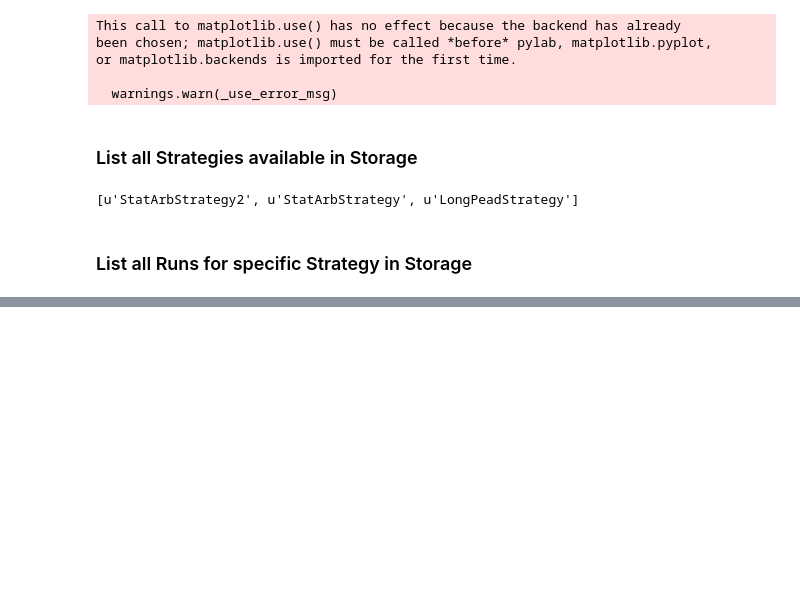
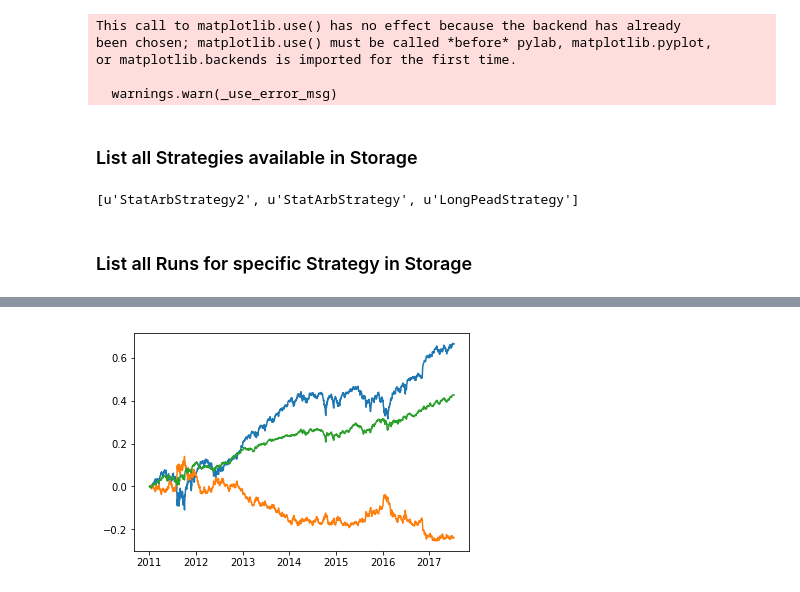
Before and after one commit to ryanoley/ram, a Jupyter notebook: examples/Example_Cloud_Analysis.ipynb, the cells around one changed output, grey strips where cells are left out. Saved outputs shown, nothing was run; the diff lists cells and outputs as text; code cells hidden in the pictures; blank space fills up the shorter version.

```diff
--- a/examples/Example_Cloud_Analysis.ipynb
+++ b/examples/Example_Cloud_Analysis.ipynb
@@ -1605,0 +97,8 @@ dtype: float64
+# %%
+plt.figure()
+plt.plot(run1.all_output[longpl].mean(axis=1).cumsum())
+plt.plot(run1.all_output[shortpl].mean(axis=1).cumsum())
+plt.plot(run1.all_output[longpl].mean(axis=1).cumsum() + run1.all_output[shortpl].mean(axis=1).cumsum())
+plt.show()
+# %% [output]
+[figure, added]
```
Also changed, not shown: parts of 170 cells of this notebook.
